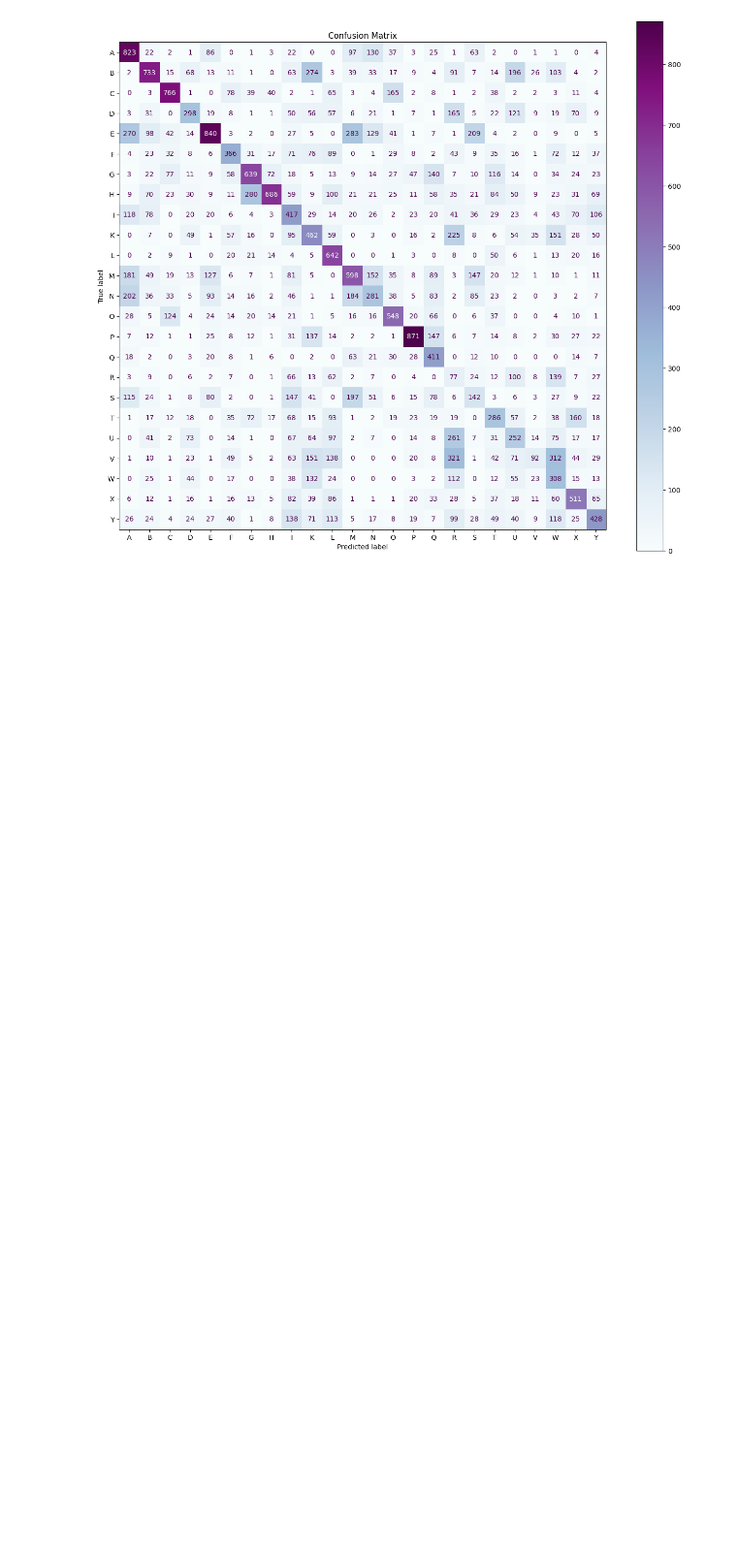
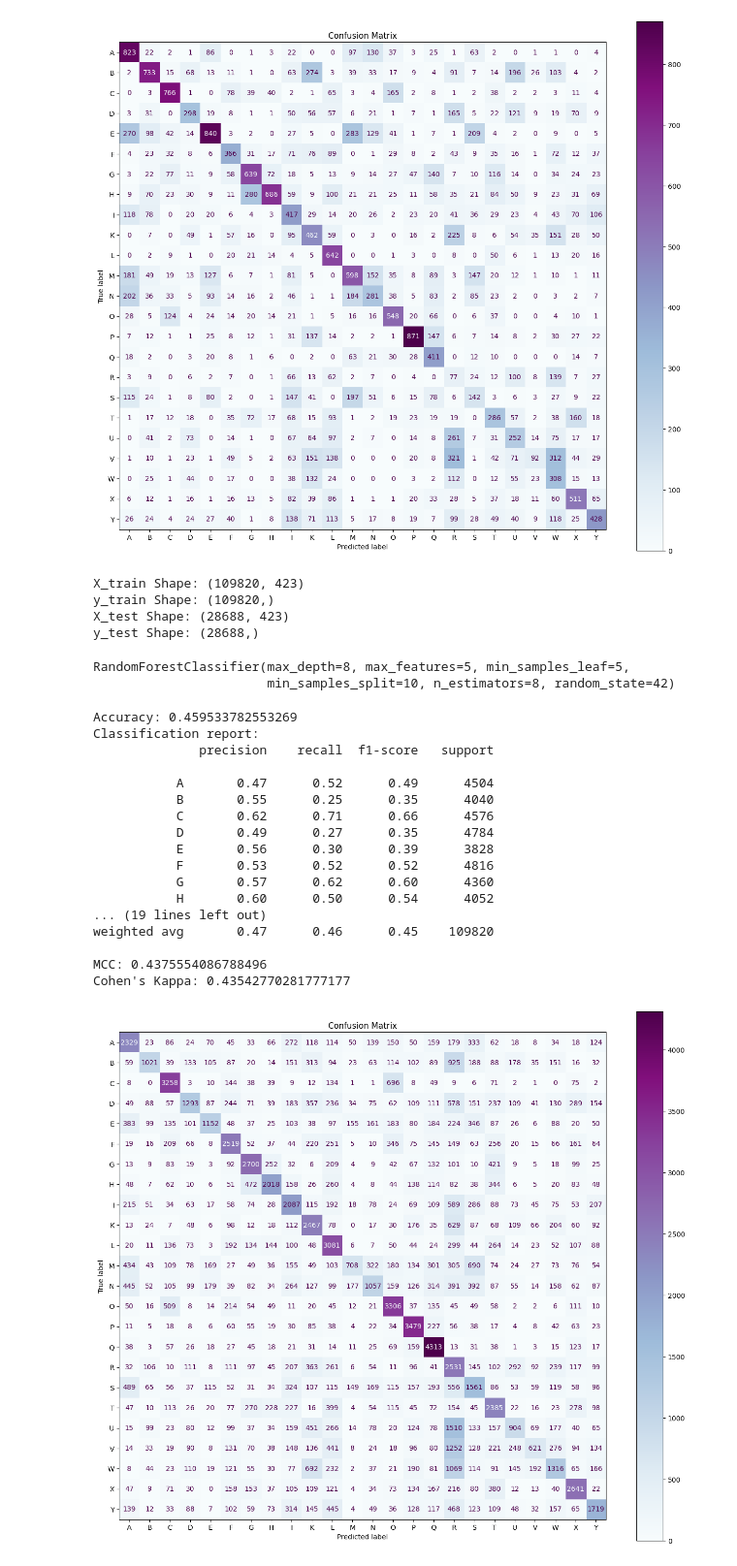
Before and after one commit to DataScienceAndEngineering/machine-learning-dse-i210-final-project-signlanguageclassification, a Jupyter notebook: notebooks/1.5-su-random-forest.ipynb, the cells around one changed output. Shown at 97% size. Drawn from its saved outputs; the diff is of its cells as text; code cells hidden in the pictures; blank space fills up the shorter version.

Commit message:
rfc runned on combined features

```diff
--- a/notebooks/1.5-su-random-forest.ipynb
+++ b/notebooks/1.5-su-random-forest.ipynb
@@ -550,3 +550,54 @@ weighted avg       0.44      0.40      0.40     28688
 MCC: 0.3754713256664173
 Cohen's Kappa: 0.374040647692079
 [figure]
+# %%
+# Load the combined data from the file
+data = np.load('/content/drive/Shareddrives/SignLanguageData/combined_features.npz')
+X_train = data['X_train']
+y_train = data['y_train']
+X_test = data['X_test']
+y_test = data['y_test']
+# %%
+#printing shapes
+print(f'X_train Shape: {X_train.shape}')
+print(f'y_train Shape: {y_train.shape}')
+print(f'X_test Shape: {X_test.shape}')
+print(f'y_test Shape: {y_test.shape}')
+# %% [output]
+X_train Shape: (109820, 423)
+y_train Shape: (109820,)
+X_test Shape: (28688, 423)
+y_test Shape: (28688,)
+# %%
+#defining rfc with best parameters
+rfc =RandomForestClassifier(n_estimators=8, min_samples_split=10, min_samples_leaf=5,
+                                   max_features=5, max_depth=8, random_state=42)
+# %%
+rfc.fit(X_train, y_train)
+# %% [output]
+RandomForestClassifier(max_depth=8, max_features=5, min_samples_leaf=5,
+                       min_samples_split=10, n_estimators=8, random_state=42)
+# %%
+# applying RFC on Training data
+y_pred_rfc_train = rfc.predict(X_train)
+# %%
+evaluate_model(y_train, y_pred_rfc_train, letters)
+# %% [output]
+Accuracy: 0.459533782553269
+Classification report:
+              precision    recall  f1-score   support
+
+           A       0.47      0.52      0.49      4504
+           B       0.55      0.25      0.35      4040
+           C       0.62      0.71      0.66      4576
+           D       0.49      0.27      0.35      4784
+           E       0.56      0.30      0.39      3828
+           F       0.53      0.52      0.52      4816
+           G       0.57      0.62      0.60      4360
+           H       0.60      0.50      0.54      4052
+... (19 lines left out)
+weighted avg       0.47      0.46      0.45    109820
+
+MCC: 0.4375554086788496
+Cohen's Kappa: 0.43542770281777177
+[figure, added]
```
Also changed, not shown: parts of 3 cells of this notebook.
